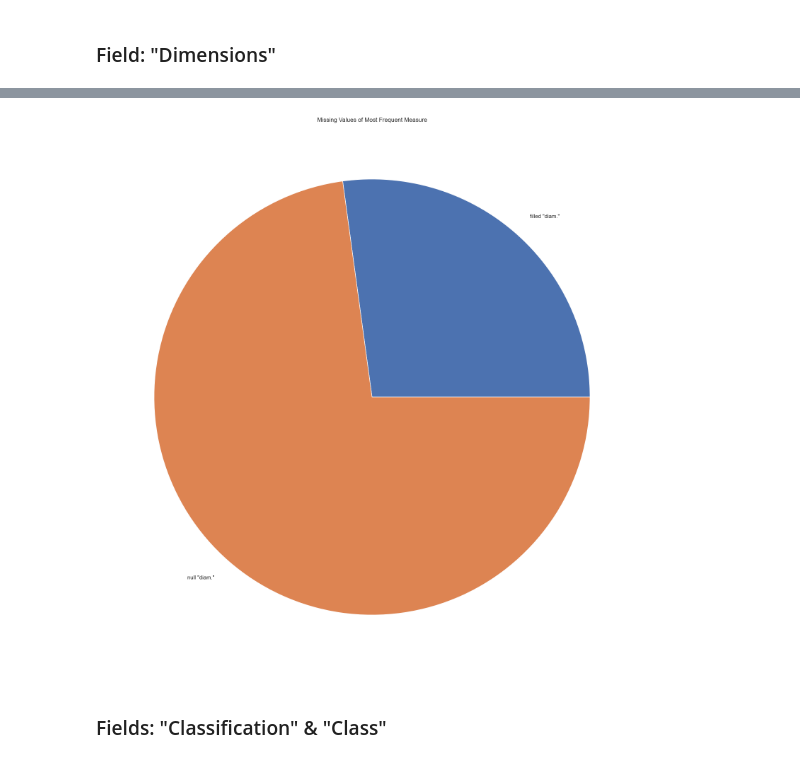
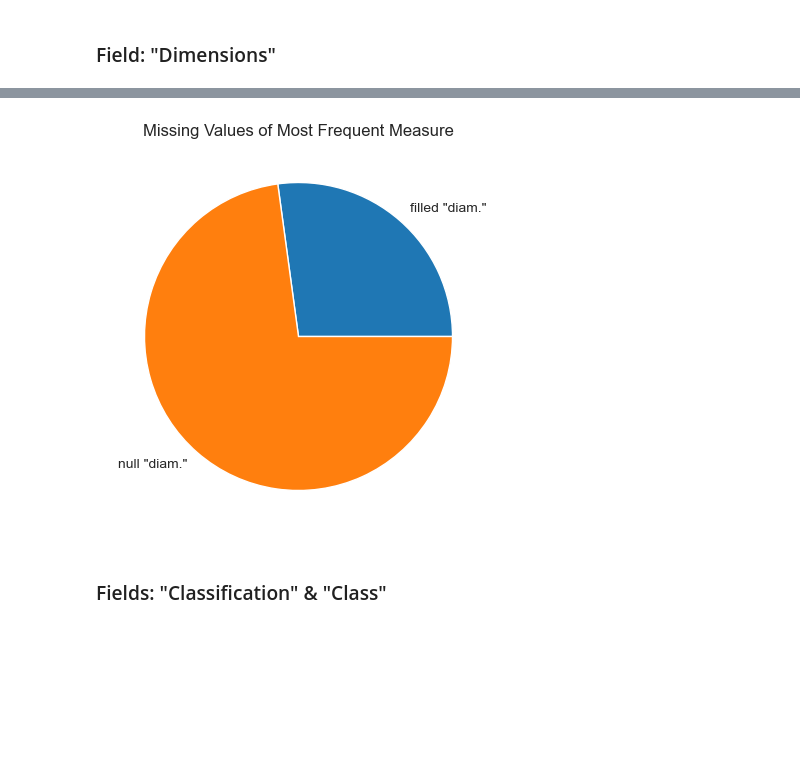
Before and after one commit to dimitris-kr/AgoraPottery, a Jupyter notebook: agora12_preprocessing.ipynb, the cells around one changed output, grey strips where cells are left out. Cells and saved outputs as stored; diff of their text form; code cells hidden in the pictures; blank space fills up the shorter version.

```diff
--- a/agora12_preprocessing.ipynb
+++ b/agora12_preprocessing.ipynb
@@ -20,7 +22,7 @@ from urllib.parse import quote
 # path = "drive/MyDrive/MSc Thesis/"
 # %%
 # Local Path for Running Locally
-path = "./"
+path = "./data/"
 # %% [markdown]
 ### Read Data
 # %%
@@ -153,11 +162,12 @@ frequencyBars(labels)
 # %%
 mostFreq = list(labels.items())[0]
 perc = mostFreq[1] / data.shape[0]
+plt.figure(figsize=(5, 5))
 plt.pie([perc, 1 - perc], labels=[f'filled "{mostFreq[0]}"', f'null "{mostFreq[0]}"'])
 plt.title('Missing Values of Most Frequent Measure')
 plt.show()
 # %% [output]
-[figure, old version]
+[figure, new version]
 # %% [markdown]
 ### Fields: "Classification" & "Class"
 # %%
```
Also changed, not shown: parts of 25 cells of this notebook, 3 other files.
